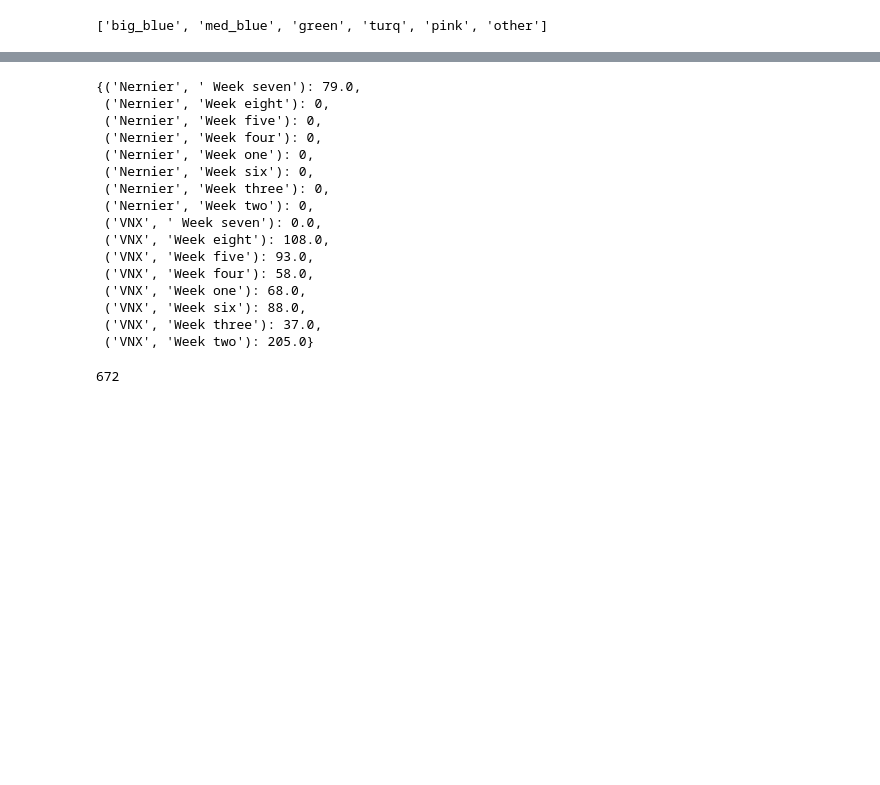
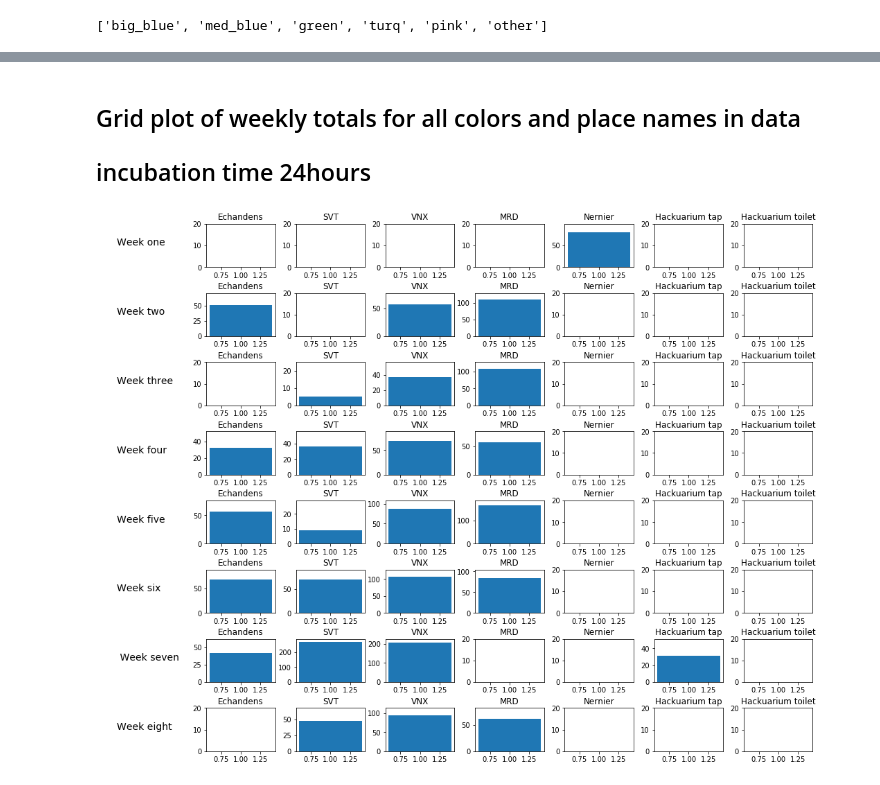
Before and after one commit to GaryHDA/module_one, a Jupyter notebook: micro/data_vis.ipynb, the cells around one changed output, grey strips where cells are left out. Cells and saved outputs as stored; diff of their text form; code cells hidden in the pictures; blank space fills up the shorter version.

Commit message:
grid layouts

```diff
--- a/micro/data_vis.ipynb
+++ b/micro/data_vis.ipynb
@@ -427,34 +436,35 @@ def week_total_all(dic_t, place, week, bug):
             b.update({(beach, date):total})
     return b
 
-g = week_total_all(n, place[:2], weeks_l, o)
+g = week_total_all(n, place, weeks_l, o)
 # %%
 # now I can start to get descriptive statistics and visualisations
 # seperated by date, location, incubation time, plate number, color
 # and have output that is almost ready to go for charting (js date and float parse on the browser)
-g
+# but is good for plotting in matplotlib
-# %% [output]
-{('Nernier', ' Week seven'): 79.0,
- ('Nernier', 'Week eight'): 0,
- ('Nernier', 'Week five'): 0,
- ('Nernier', 'Week four'): 0,
- ('Nernier', 'Week one'): 0,
- ('Nernier', 'Week six'): 0,
- ('Nernier', 'Week three'): 0,
- ('Nernier', 'Week two'): 0,
- ('VNX', ' Week seven'): 0.0,
- ('VNX', 'Week eight'): 108.0,
- ('VNX', 'Week five'): 93.0,
- ('VNX', 'Week four'): 58.0,
- ('VNX', 'Week one'): 68.0,
- ('VNX', 'Week six'): 88.0,
- ('VNX', 'Week three'): 37.0,
- ('VNX', 'Week two'): 205.0}
-# %%
-# so how many possible combinations ?
-# 7 places * 2 time_references * 8 weeks * 6 colors
-too_many = 7*8*2*6
-too_many
-# not counting the fluorescent cultures
-# %% [output]
-672
+# %%
+import matplotlib
+import matplotlib.pyplot as plt
+def plot_weekly_totals(wks, plc, g):
+    rows = len(wks)
+    cols = len(plc) +1
+
+    f, axar = plt.subplots(rows, cols, figsize=(18,14))
+    f.subplots_adjust(hspace=0.6, wspace=0.3)
+
+    for i, n in enumerate(wks):
+        axar[i, 0].text(0, 0.5, n, fontsize=14)
+        axar[i, 0].set_axis_off()
+        for j, o in enumerate(plc):
+            axar[i, j+1].bar(1, g[(o, n)],)
+            axar[i, j+1].set_title(o)
+            axar[i, j+1].set_ylim(0, g[(o, n)]+20)
+
+    plt.show()
+# %% [markdown]
+## Grid plot of weekly totals for all colors and place names in data
+## incubation time 24hours
+# %%
+plot_weekly_totals(weeks_l, place, g)
+# %% [output]
+[figure, added]
```
Also changed, not shown: parts of 16 cells of this notebook.
